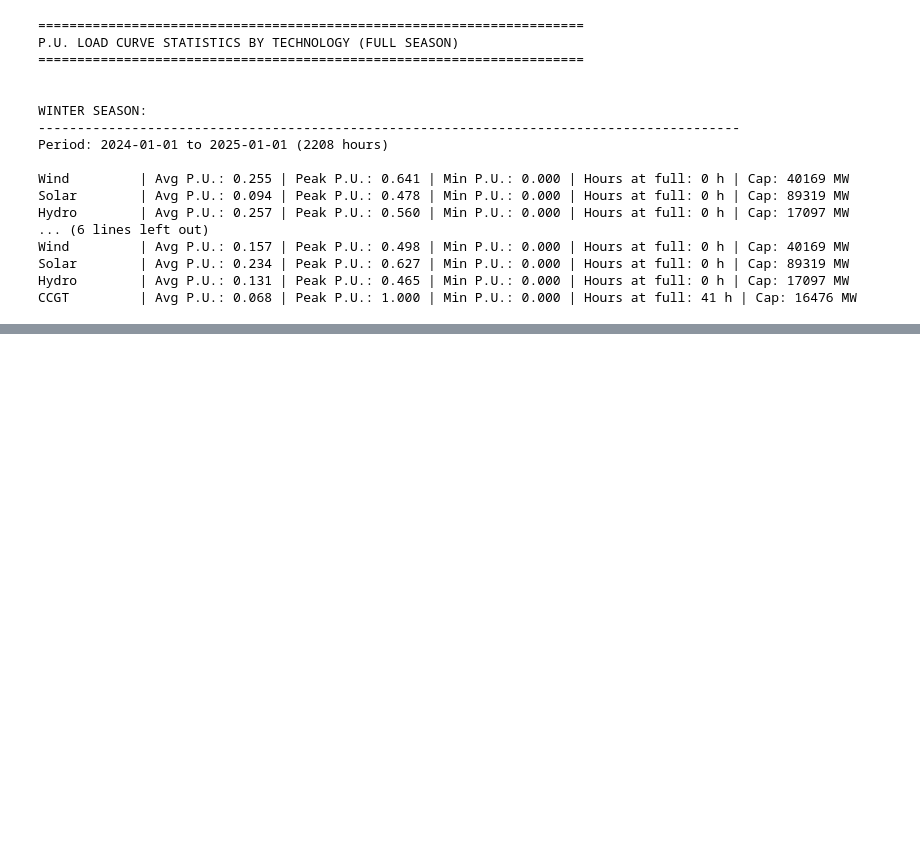
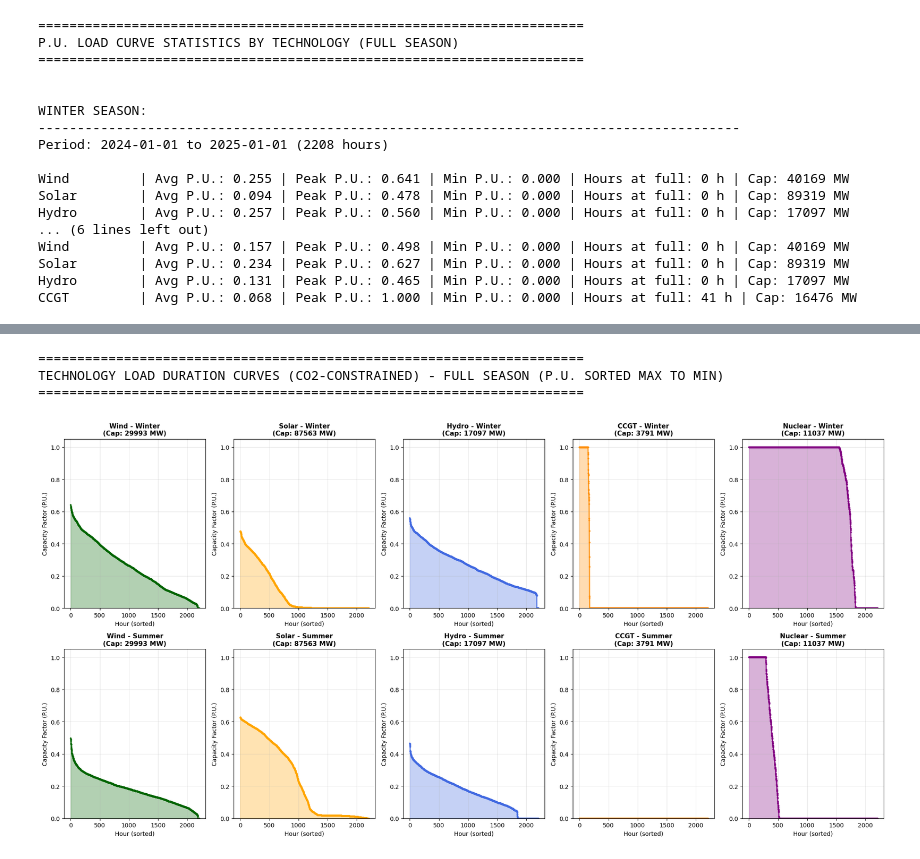
Before and after one commit to ccanoyrac/Integrated-energy-grids-Assignment, a Jupyter notebook: IEG_Assignment_Single_country.ipynb, the cells around one changed output, grey strips where cells are left out. Saved outputs shown, nothing was run; the diff lists cells and outputs as text; code cells hidden in the pictures; blank space fills up the shorter version.

```diff
--- a/IEG_Assignment_Single_country.ipynb
+++ b/IEG_Assignment_Single_country.ipynb
@@ -1851,0 +2110,79 @@ ModuleNotFoundError: No module named 'python_codes.Abstract_model_temp'
+# %%
+# === Technology Load Curves (CO2-Constrained) - Per Unit (P.U.) Load Duration Curves ===
+print("\n" + "="*70)
+print("TECHNOLOGY LOAD DURATION CURVES (CO2-CONSTRAINED) - FULL SEASON (P.U. SORTED MAX TO MIN)")
+print("="*70)
+
+solution_co2_df = result_co2.solution
+season_months = {'Winter': [12, 1, 2], 'Summer': [6, 7, 8]}
+
+# Exclude technologies with 0 capacity
+techs_co2_plot = [t for t in tech_params_opt.keys() if t in solution_co2_df.columns and result_co2.optimal_capacities.get(t, 0) > 0]
+n_techs_co2 = len(techs_co2_plot)
+
+# Create subplots: rows=seasons, cols=techs
+fig, axes = plt.subplots(2, n_techs_co2, figsize=(4*n_techs_co2, 10))
+if n_techs_co2 == 1:
+    axes = axes.reshape(2, 1)
+
+for season_idx, (season, months) in enumerate(season_months.items()):
+    # Filter for entire season
+    season_idx_bool = np.array(solution_co2_df.index.month.isin(months))
+    season_data = solution_co2_df.iloc[season_idx_bool].copy()
+
+    # Plot each technology individually in P.U.
+    for tech_idx, tech in enumerate(techs_co2_plot):
+        ax = axes[season_idx, tech_idx]
+
+        # Get capacity and normalize to P.U.
+        capacity = result_co2.optimal_capacities.get(tech, 1)
+        gen_pu = season_data[tech].values / capacity if capacity > 0 else season_data[tech].values
+
+        # Sort P.U. values from max to min
+        sorted_pu = np.sort(gen_pu)[::-1]
+
+        # Plot technology generation in P.U.
+        ax.plot(range(len(sorted_pu)), sorted_pu,
+                color=color_map.get(tech, 'gray'), linewidth=2, marker='o', markersize=2, alpha=0.8)
+        ax.fill_between(range(len(sorted_pu)), sorted_pu, alpha=0.3,
+                        color=color_map.get(tech, 'gray'))
+
+        # Set limits for P.U. to 0-1
+        ax.set_ylim([0, 1.05])
+        ax.set_title(f"{tech} - {season}\n(Cap: {capacity:.0f} MW)",
+                    fontsize=11, fontweight='bold')
+        ax.set_ylabel('Capacity Factor (P.U.)', fontsize=10)
+        ax.set_xlabel('Hour (sorted)', fontsize=10)
+        ax.grid(True, alpha=0.3)
+
+plt.tight_layout()
+plt.show()
+
+# Print P.U. load curve statistics
+print("\n" + "="*70)
+print("P.U. LOAD CURVE STATISTICS BY TECHNOLOGY (WITH CO2 CAP)")
+print("="*70 + "\n")
+
+for season, months in season_months.items():
+    print(f"\n{season.upper()} SEASON:")
+    print("-" * 90)
+
+    season_idx_bool = np.array(solution_co2_df.index.month.isin(months))
+    season_data = solution_co2_df.iloc[season_idx_bool]
+
+    print(f"Period: {season_data.index[0].strftime('%Y-%m-%d')} to {season_data.index[-1].strftime('%Y-%m-%d')} ({len(season_data)} hours)\n")
+
+    for tech in techs_co2_plot:
+        if tech in season_data.columns:
+            capacity = result_co2.optimal_capacities.get(tech, 1)
+            gen_pu = season_data[tech].values / capacity if capacity > 0 else season_data[tech].values
+
+            print(f"{tech:12s} | Avg P.U.: {gen_pu.mean():.3f} | Peak P.U.: {gen_pu.max():.3f} | "
+                  f"Min P.U.: {gen_pu.min():.3f} | Hours at full: {(gen_pu >= 0.95).sum()} h | Cap: {capacity:.0f} MW")
+
+print("\n✓ Load duration curves displayed\n")
+# %% [output]
+======================================================================
+TECHNOLOGY LOAD DURATION CURVES (CO2-CONSTRAINED) - FULL SEASON (P.U. SORTED MAX TO MIN)
+======================================================================
+[figure, added]
```
Also changed, not shown: parts of 11 cells of this notebook, 2 other files.
